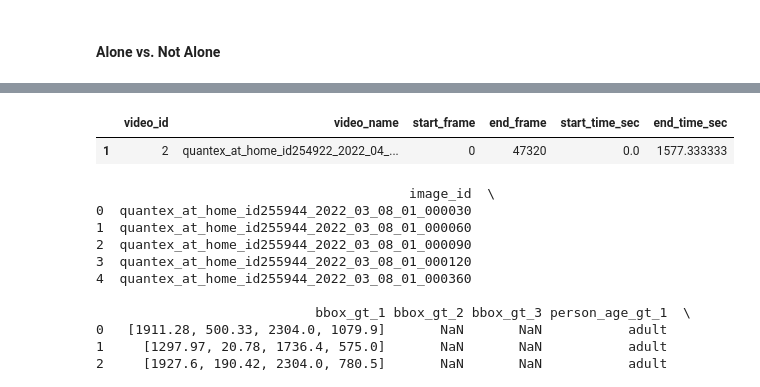
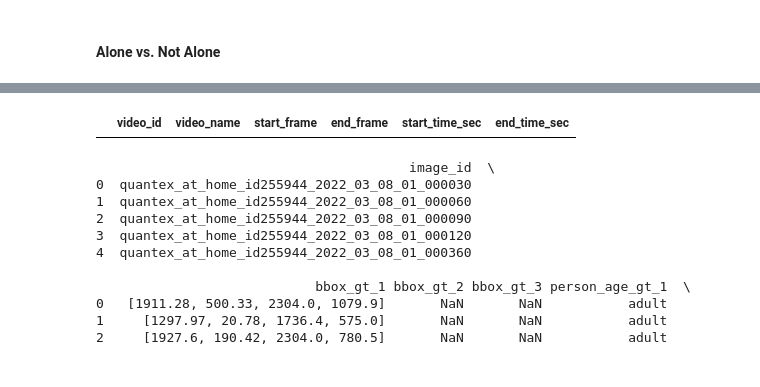
Before and after one commit to neleSuffo/preschool-social-ecology, a Jupyter notebook: notebooks/quantex_results.ipynb, the cells around one changed output, grey strips where cells are left out. Cells and saved outputs as stored; diff of their text form; code cells hidden in the pictures.

```diff
--- a/notebooks/quantex_results.ipynb
+++ b/notebooks/quantex_results.ipynb
@@ -370,8 +148,7 @@ merged_df = merged_df[['video_id', 'video_name', 'start_frame', 'end_frame', 'st
 # %%
-merged_df[merged_df['video_id'] == 2]
+merged_df[merged_df['video_name'] == "quantex_at_home_id267804_2025_02_06_02"]
 # %% [output]
 |  | video_id | video_name | start_frame | end_frame | start_time_sec | end_time_sec |
-| 1 | 2 | quantex_at_home_id254922_2022_04_... | 0 | 47320 | 0.0 | 1577.333333 |
 # %%
 import sqlite3
 import pandas as pd
```
Also changed, not shown: parts of 5 cells of this notebook.
